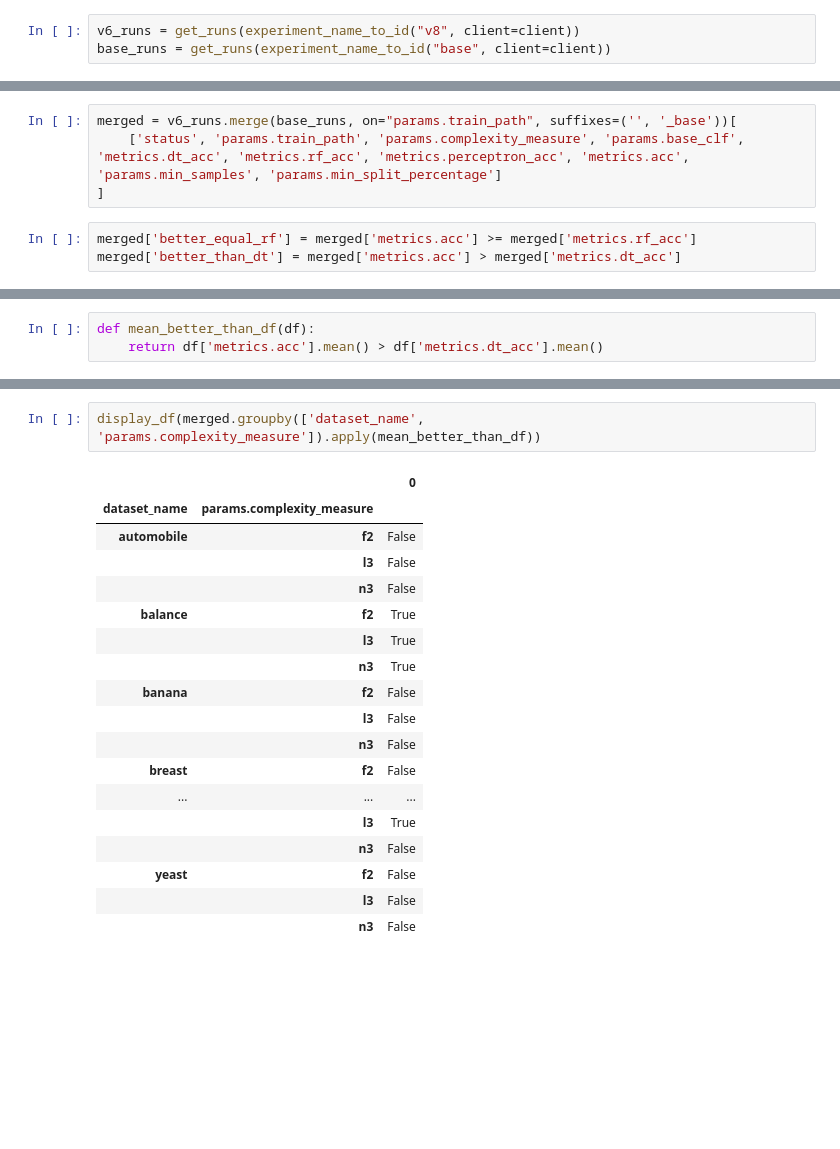
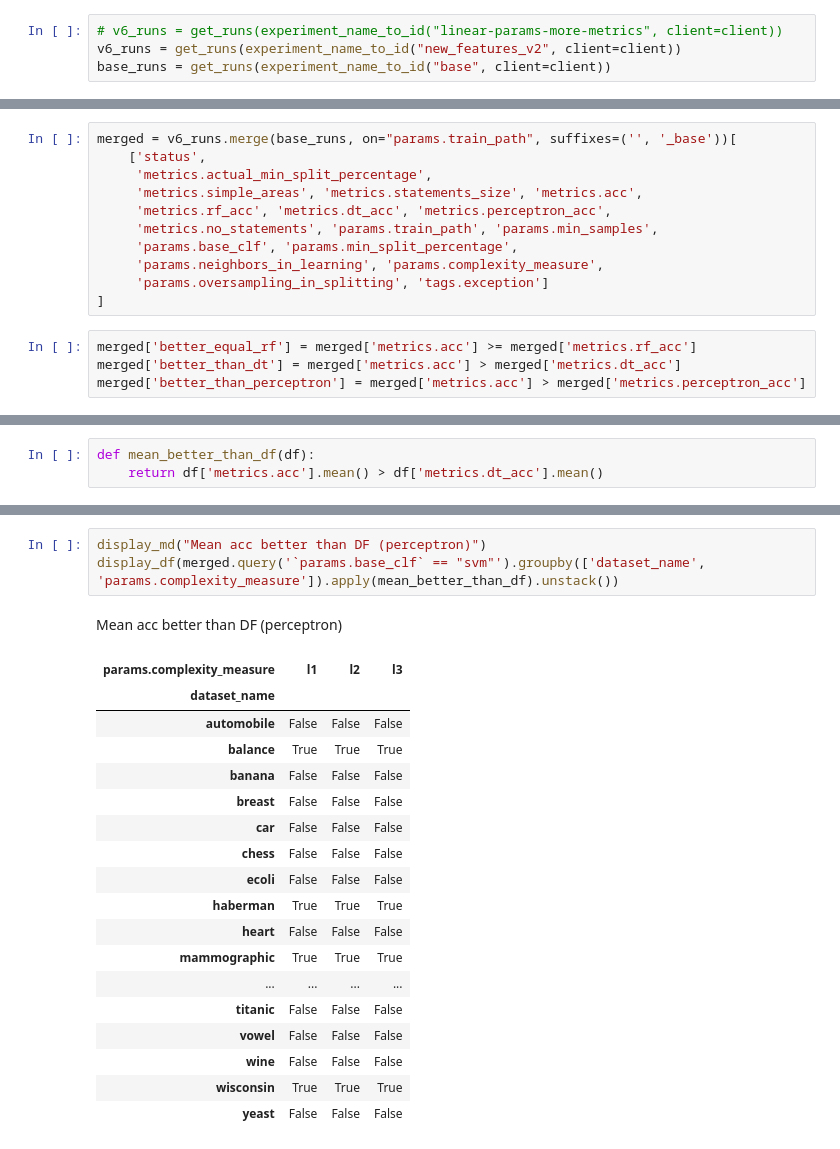
Before and after one commit to bgulowaty/quad-split, a Jupyter notebook: results-analysis.ipynb, the cells around one changed output, grey strips where cells are left out. Saved outputs shown, nothing was run; the diff lists cells and outputs as text; blank space fills up the shorter version.

```diff
--- a/results-analysis.ipynb
+++ b/results-analysis.ipynb
@@ -41,5 +41,6 @@ def display_df(df):
 mlflow.set_tracking_uri("sqlite:///experiments.db")
 client = MlflowClient(tracking_uri="sqlite:///experiments.db")
 # %%
-v6_runs = get_runs(experiment_name_to_id("v8", client=client))
+# v6_runs = get_runs(experiment_name_to_id("linear-params-more-metrics", client=client))
+v6_runs = get_runs(experiment_name_to_id("new_features_v2", client=client))
 base_runs = get_runs(experiment_name_to_id("base", client=client))
@@ -46,10 +59,18 @@ base_runs = get_runs(experiment_name_to_id("base", client=client))
 # %%
 merged = v6_runs.merge(base_runs, on="params.train_path", suffixes=('', '_base'))[
-    ['status', 'params.train_path', 'params.complexity_measure', 'params.base_clf', 'metrics.dt_acc', 'metrics.rf_acc', 'metrics.perceptron_acc', 'metrics.acc', 'params.min_samples', 'params.min_split_percentage']
+    ['status',
+     'metrics.actual_min_split_percentage',
+     'metrics.simple_areas', 'metrics.statements_size', 'metrics.acc',
+     'metrics.rf_acc', 'metrics.dt_acc', 'metrics.perceptron_acc',
+     'metrics.no_statements', 'params.train_path', 'params.min_samples',
+     'params.base_clf', 'params.min_split_percentage',
+     'params.neighbors_in_learning', 'params.complexity_measure',
+     'params.oversampling_in_splitting', 'tags.exception']
 ]
 # %%
 merged['better_equal_rf'] = merged['metrics.acc'] >= merged['metrics.rf_acc']
 merged['better_than_dt'] = merged['metrics.acc'] > merged['metrics.dt_acc']
+merged['better_than_perceptron'] = merged['metrics.acc'] > merged['metrics.perceptron_acc']
 # %%
 display_df(merged.status.value_counts())
 # %% [output]
@@ -309,22 +410,24 @@ display_df(merged.groupby(['dataset_name', 'params.base_clf']).apply(mean_better
 # %%
-display_df(merged.groupby(['dataset_name', 'params.complexity_measure']).apply(mean_better_than_df))
+display_md("Mean acc better than DF (perceptron)")
+display_df(merged.query('`params.base_clf` == "svm"').groupby(['dataset_name', 'params.complexity_measure']).apply(mean_better_than_df).unstack())
 # %% [output]
+Mean acc better than DF (perceptron)
-|  |  | 0 |
-| dataset_name | params.complexity_measure |  |
-| automobile | f2 | False |
-|  | l3 | False |
-|  | n3 | False |
-| balance | f2 | True |
-|  | l3 | True |
-|  | n3 | True |
-| banana | f2 | False |
-|  | l3 | False |
-|  | n3 | False |
-| breast | f2 | False |
-| ... | ... | ... |
-|  | l3 | True |
-|  | n3 | False |
-| yeast | f2 | False |
-|  | l3 | False |
-|  | n3 | False |
+| params.complexity_measure | l1 | l2 | l3 |
+| dataset_name |  |  |  |
+| automobile | False | False | False |
+| balance | True | True | True |
+| banana | False | False | False |
+| breast | False | False | False |
+| car | False | False | False |
+| chess | False | False | False |
+| ecoli | False | False | False |
+| haberman | True | True | True |
+| heart | False | False | False |
+| mammographic | True | True | True |
+| ... | ... | ... | ... |
+| titanic | False | False | False |
+| vowel | False | False | False |
+| wine | False | False | False |
+| wisconsin | True | True | True |
+| yeast | False | False | False |
 # %%
```
Also changed, not shown: parts of 21 cells of this notebook, 6 other files.
